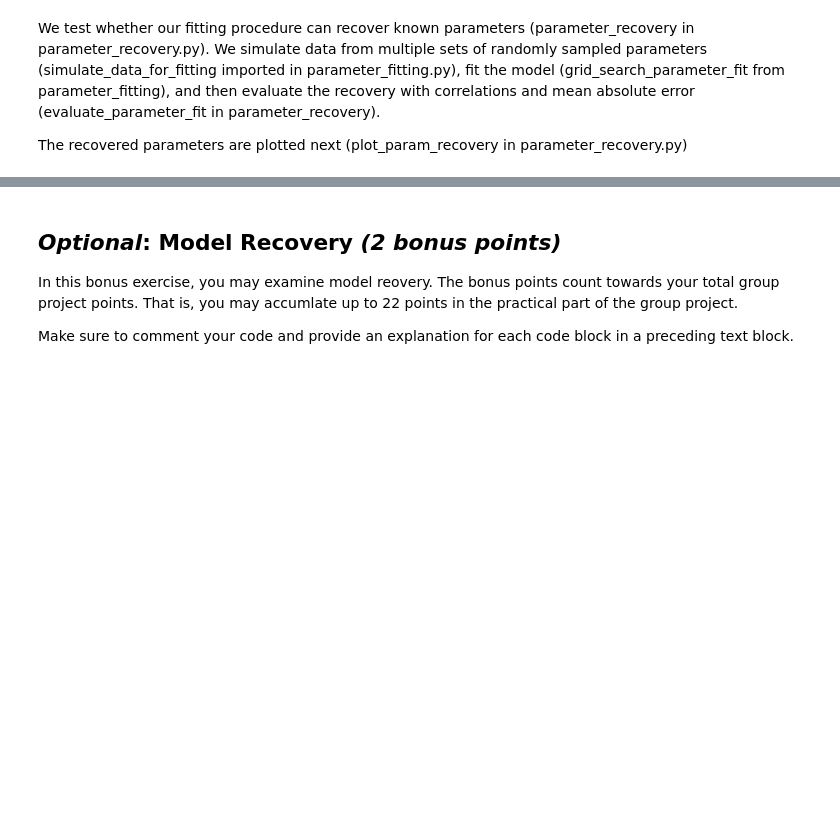
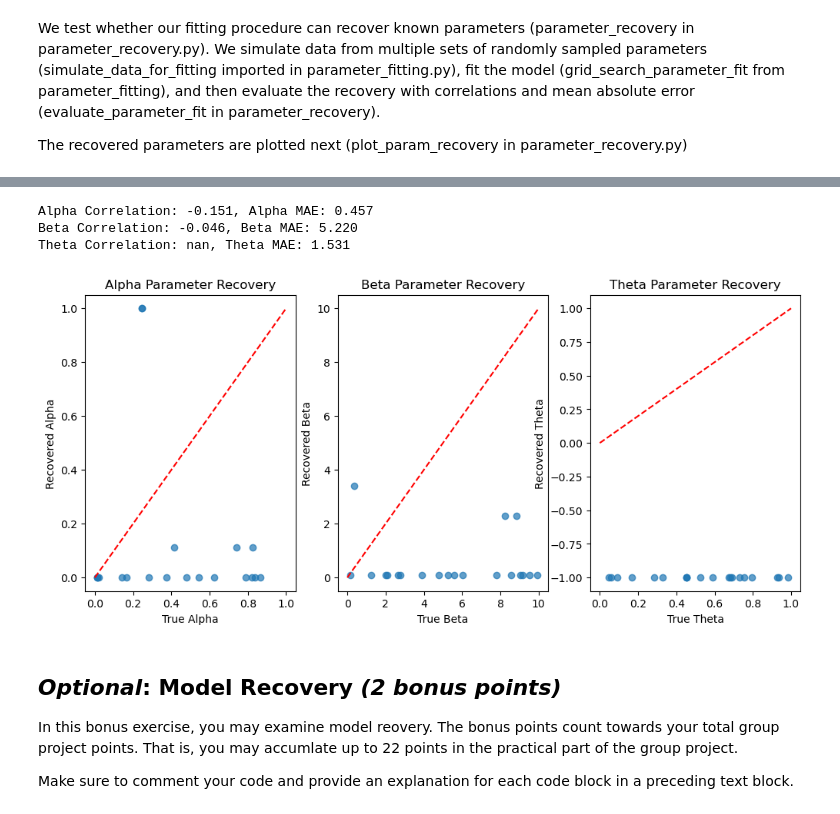
Before and after one commit to elihagen/modeling_group3, a Jupyter notebook: Group3_Experiment_1.ipynb, the cells around one changed output, grey strips where cells are left out. Cells and saved outputs as stored; diff of their text form; code cells hidden in the pictures; blank space fills up the shorter version.

```diff
--- a/Group3_Experiment_1.ipynb
+++ b/Group3_Experiment_1.ipynb
@@ -343,3 +354,12 @@ Theta Correlation: 0.575, Theta MAE: 0.258
+# %%
+true_params_mf, recovered_params_mf = parameter_recovery_mfrl()
+evaluate_parameter_fit_mfrl(true_params_mf, recovered_params_mf)
+plot_param_recovery_mfrl(true_params_mf, recovered_params_mf)
+# %% [output]
+Alpha Correlation: -0.151, Alpha MAE: 0.457
+Beta Correlation: -0.046, Beta MAE: 5.220
+Theta Correlation: nan, Theta MAE: 1.531
+[figure, added]
 # %% [markdown]
 ## *Optional*: Model Recovery *(2 bonus points)*
 
```
Also changed, not shown: parts of 16 cells of this notebook.
